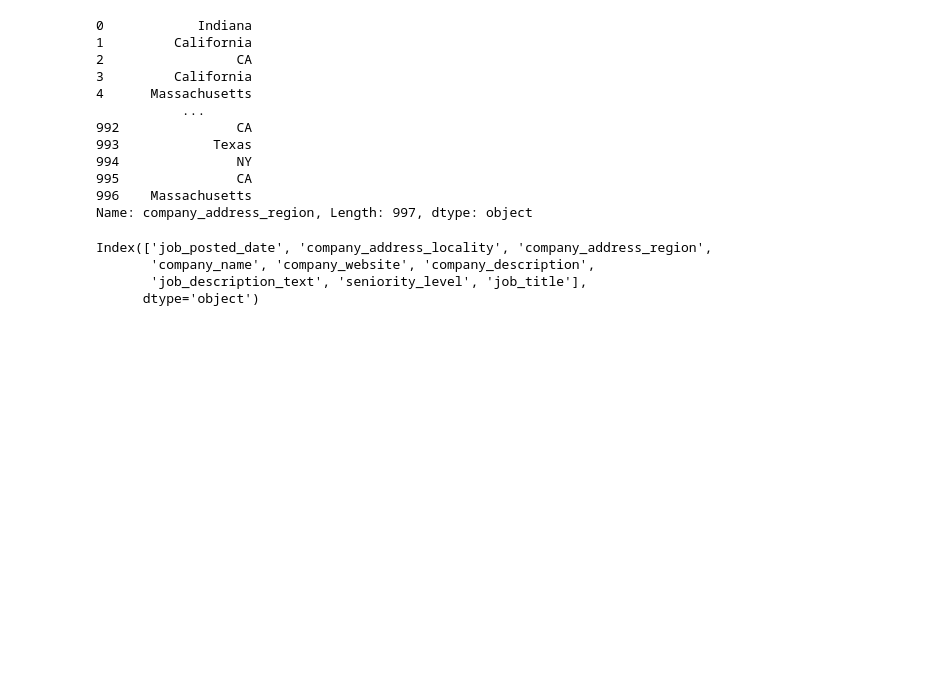
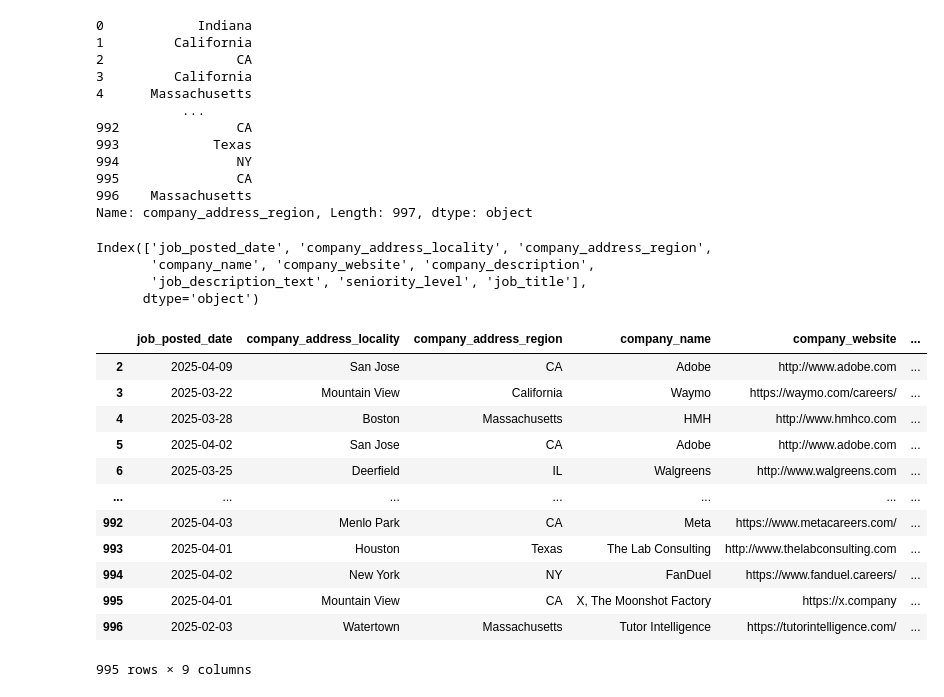
Before and after one commit to samwanyua/Python-Machine-Learning-Tutorial, a Jupyter notebook: Python_for_data_science/python.ipynb, the cells around one changed output. Cells and saved outputs as stored; diff of their text form; code cells hidden in the pictures; blank space fills up the shorter version.

Commit message:
pandas dataframe

```diff
--- a/Python_for_data_science/python.ipynb
+++ b/Python_for_data_science/python.ipynb
@@ -425,3 +425,21 @@ Index(['job_posted_date', 'company_address_locality', 'company_address_region',
        'company_name', 'company_website', 'company_description',
        'job_description_text', 'seniority_level', 'job_title'],
       dtype='object')
+# %%
+# drop a row
+df.drop(1, inplace= True)
+df
+# %% [output]
+|  | job_posted_date | company_address_locality | company_address_region | company_name | company_website | ... |
+| 2 | 2025-04-09 | San Jose | CA | Adobe | http://www.adobe.com | ... |
+| 3 | 2025-03-22 | Mountain View | California | Waymo | https://waymo.com/careers/ | ... |
+| 4 | 2025-03-28 | Boston | Massachusetts | HMH | http://www.hmhco.com | ... |
+| 5 | 2025-04-02 | San Jose | CA | Adobe | http://www.adobe.com | ... |
+| 6 | 2025-03-25 | Deerfield | IL | Walgreens | http://www.walgreens.com | ... |
+| ... | ... | ... | ... | ... | ... | ... |
+| 992 | 2025-04-03 | Menlo Park | CA | Meta | https://www.metacareers.com/ | ... |
+| 993 | 2025-04-01 | Houston | Texas | The Lab Consulting | http://www.thelabconsulting.com | ... |
+| 994 | 2025-04-02 | New York | NY | FanDuel | https://www.fanduel.careers/ | ... |
+| 995 | 2025-04-01 | Mountain View | CA | X, The Moonshot Factory | https://x.company | ... |
+| 996 | 2025-02-03 | Watertown | Massachusetts | Tutor Intelligence | https://tutorintelligence.com/ | ... |
+995 rows × 9 columns
```
Also changed, not shown: parts of 2 cells of this notebook.
